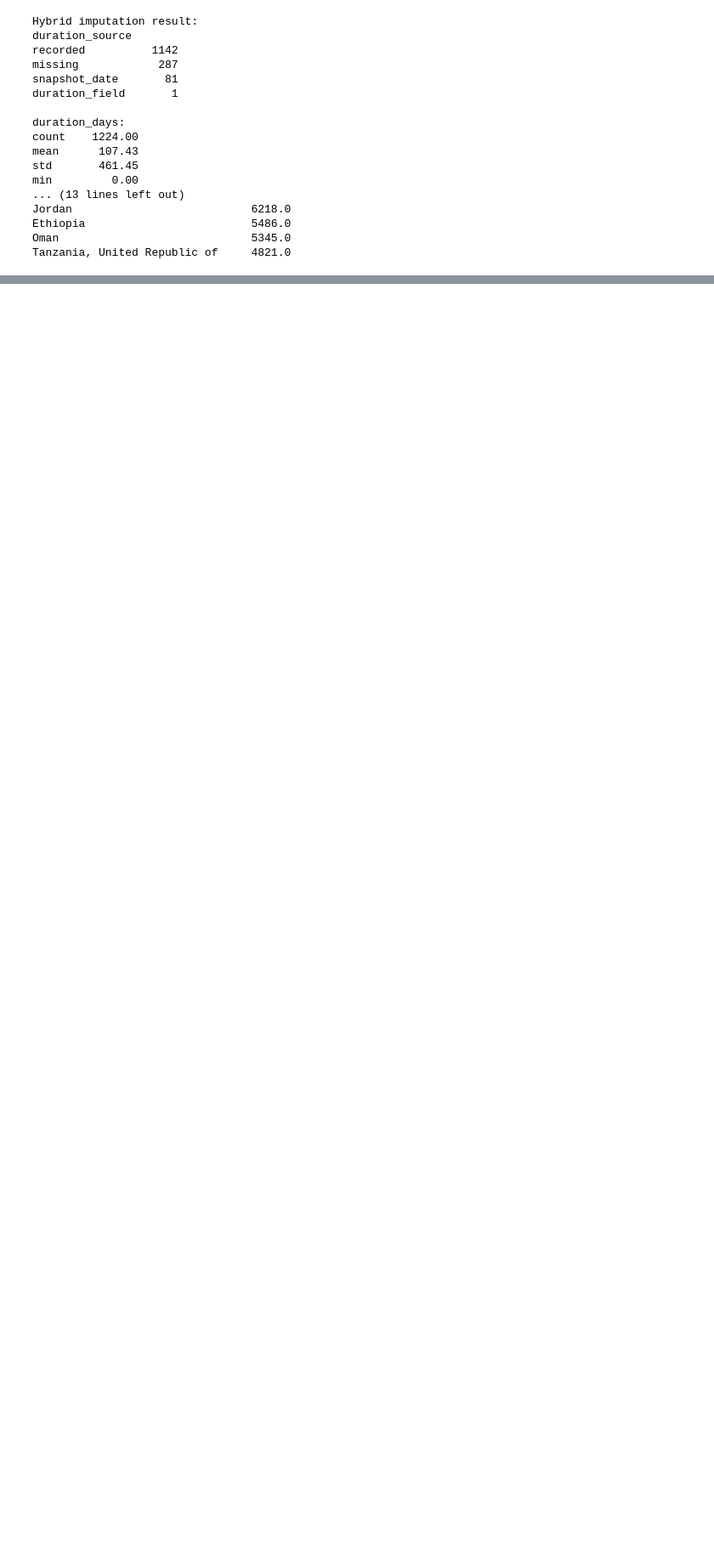
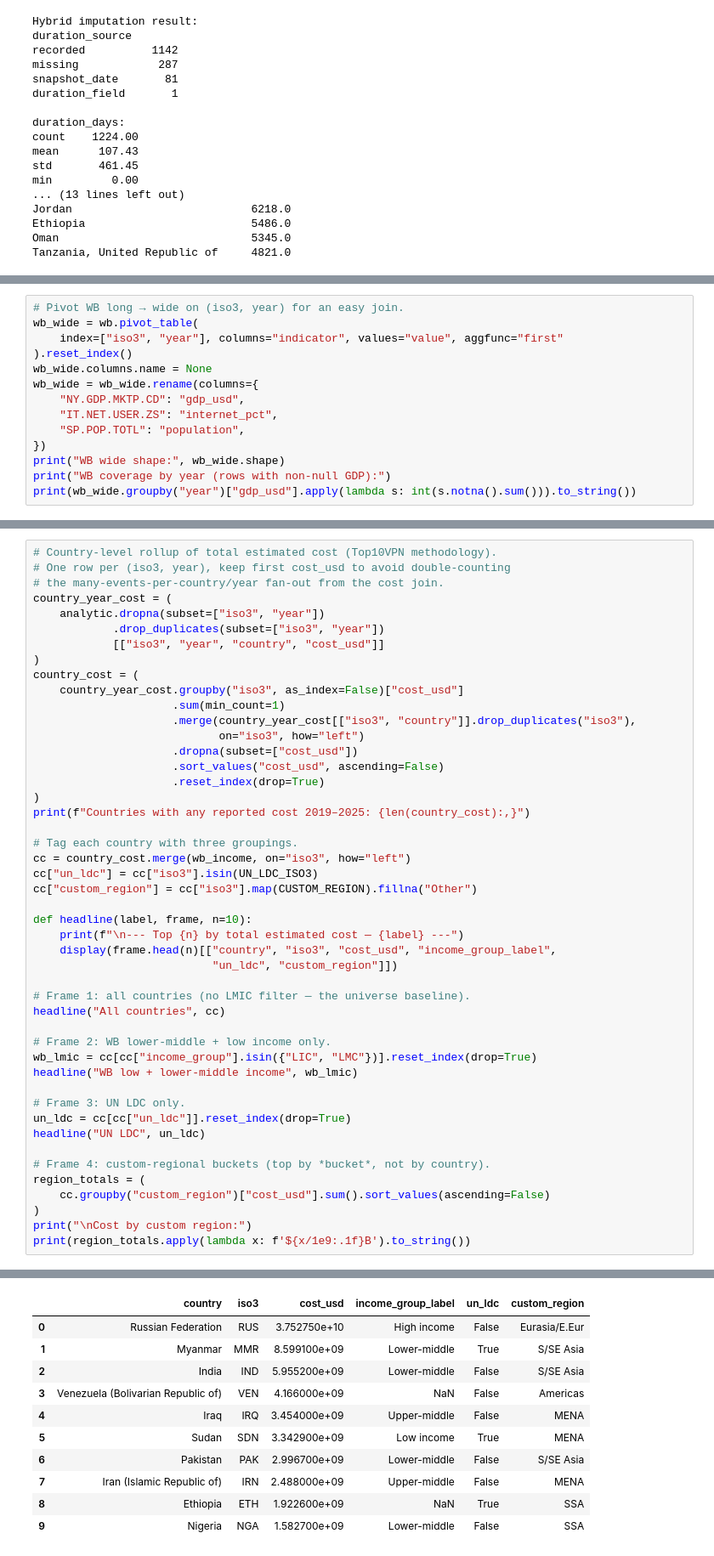
Before and after one commit to Muhanad-husn/The-global-cost-of-internet-shutdowns, a Jupyter notebook: notebooks/02_main.ipynb, the cells around one changed output, grey strips where cells are left out. Shown at 85% size. Drawn from its saved outputs; the diff is of its cells as text; blank space fills up the shorter version.

```diff
--- a/notebooks/02_main.ipynb
+++ b/notebooks/02_main.ipynb
@@ -399,0 +488,14 @@ up from this cleaned frame.*
+# %%
+# Pivot WB long → wide on (iso3, year) for an easy join.
+wb_wide = wb.pivot_table(
+    index=["iso3", "year"], columns="indicator", values="value", aggfunc="first"
+).reset_index()
+wb_wide.columns.name = None
+wb_wide = wb_wide.rename(columns={
+    "NY.GDP.MKTP.CD": "gdp_usd",
+    "IT.NET.USER.ZS": "internet_pct",
+    "SP.POP.TOTL": "population",
+})
+print("WB wide shape:", wb_wide.shape)
+print("WB coverage by year (rows with non-null GDP):")
+print(wb_wide.groupby("year")["gdp_usd"].apply(lambda s: int(s.notna().sum())).to_string())
@@ -399,0 +751,48 @@ up from this cleaned frame.*
+# %%
+# Country-level rollup of total estimated cost (Top10VPN methodology).
+# One row per (iso3, year), keep first cost_usd to avoid double-counting
+# the many-events-per-country/year fan-out from the cost join.
+country_year_cost = (
+    analytic.dropna(subset=["iso3", "year"])
+            .drop_duplicates(subset=["iso3", "year"])
+            [["iso3", "year", "country", "cost_usd"]]
+)
+country_cost = (
+    country_year_cost.groupby("iso3", as_index=False)["cost_usd"]
+                     .sum(min_count=1)
+                     .merge(country_year_cost[["iso3", "country"]].drop_duplicates("iso3"),
+                            on="iso3", how="left")
+                     .dropna(subset=["cost_usd"])
+                     .sort_values("cost_usd", ascending=False)
+                     .reset_index(drop=True)
+)
+print(f"Countries with any reported cost 2019–2025: {len(country_cost):,}")
+
+# Tag each country with three groupings.
+cc = country_cost.merge(wb_income, on="iso3", how="left")
+cc["un_ldc"] = cc["iso3"].isin(UN_LDC_ISO3)
+cc["custom_region"] = cc["iso3"].map(CUSTOM_REGION).fillna("Other")
+
+def headline(label, frame, n=10):
+    print(f"\n--- Top {n} by total estimated cost — {label} ---")
+    display(frame.head(n)[["country", "iso3", "cost_usd", "income_group_label",
+                           "un_ldc", "custom_region"]])
+
+# Frame 1: all countries (no LMIC filter — the universe baseline).
+headline("All countries", cc)
+
+# Frame 2: WB lower-middle + low income only.
+wb_lmic = cc[cc["income_group"].isin({"LIC", "LMC"})].reset_index(drop=True)
+headline("WB low + lower-middle income", wb_lmic)
+
+# Frame 3: UN LDC only.
+un_ldc = cc[cc["un_ldc"]].reset_index(drop=True)
+headline("UN LDC", un_ldc)
+
+# Frame 4: custom-regional buckets (top by *bucket*, not by country).
+region_totals = (
+    cc.groupby("custom_region")["cost_usd"].sum().sort_values(ascending=False)
+)
+print("\nCost by custom region:")
+print(region_totals.apply(lambda x: f'${x/1e9:.1f}B').to_string())
+# %% [output]
@@ -399,0 +802,11 @@ up from this cleaned frame.*
+|  | country | iso3 | cost_usd | income_group_label | un_ldc | custom_region |
+| 0 | Russian Federation | RUS | 3.752750e+10 | High income | False | Eurasia/E.Eur |
+| 1 | Myanmar | MMR | 8.599100e+09 | Lower-middle | True | S/SE Asia |
+| 2 | India | IND | 5.955200e+09 | Lower-middle | False | S/SE Asia |
+| 3 | Venezuela (Bolivarian Republic of) | VEN | 4.166000e+09 | NaN | False | Americas |
+| 4 | Iraq | IRQ | 3.454000e+09 | Upper-middle | False | MENA |
+| 5 | Sudan | SDN | 3.342900e+09 | Low income | True | MENA |
+| 6 | Pakistan | PAK | 2.996700e+09 | Lower-middle | False | S/SE Asia |
+| 7 | Iran (Islamic Republic of) | IRN | 2.488000e+09 | Upper-middle | False | MENA |
+| 8 | Ethiopia | ETH | 1.922600e+09 | NaN | True | SSA |
+| 9 | Nigeria | NGA | 1.582700e+09 | Lower-middle | False | SSA |
```
Also changed, not shown: parts of 29 cells of this notebook, 4 other files.
